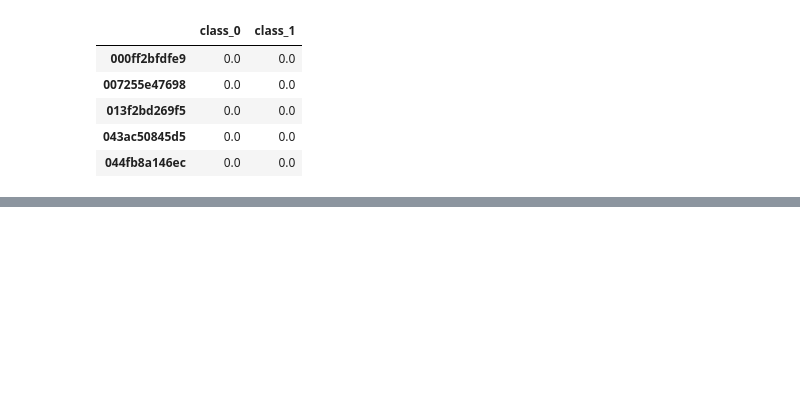
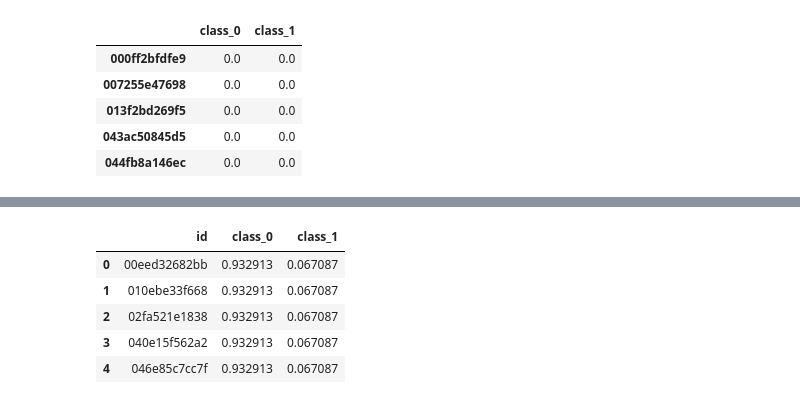
Before and after one commit to sitsawek/ICR_identifying_age_related_conditions, a Jupyter notebook: ICR_identifying_age_related_conditions_MODEL.ipynb, the cells around one changed output, grey strips where cells are left out. Cells and saved outputs as stored; diff of their text form; code cells hidden in the pictures; blank space fills up the shorter version.

```diff
--- a/ICR_identifying_age_related_conditions_MODEL.ipynb
+++ b/ICR_identifying_age_related_conditions_MODEL.ipynb
@@ -111,0 +144,4 @@ oof.head()
+# %%
+output = df_test[['id']]
+output['class_0'] = clf.predict_proba(df_test[FEATURES])[:,0]
+output['class_1'] = clf.predict_proba(df_test[FEATURES])[:,1]
@@ -111,0 +159,9 @@ oof.head()
+# %%
+output
+# %% [output]
+|  | id | class_0 | class_1 |
+| 0 | 00eed32682bb | 0.932913 | 0.067087 |
+| 1 | 010ebe33f668 | 0.932913 | 0.067087 |
+| 2 | 02fa521e1838 | 0.932913 | 0.067087 |
+| 3 | 040e15f562a2 | 0.932913 | 0.067087 |
+| 4 | 046e85c7cc7f | 0.932913 | 0.067087 |
```
Also changed, not shown: parts of 9 cells of this notebook.
